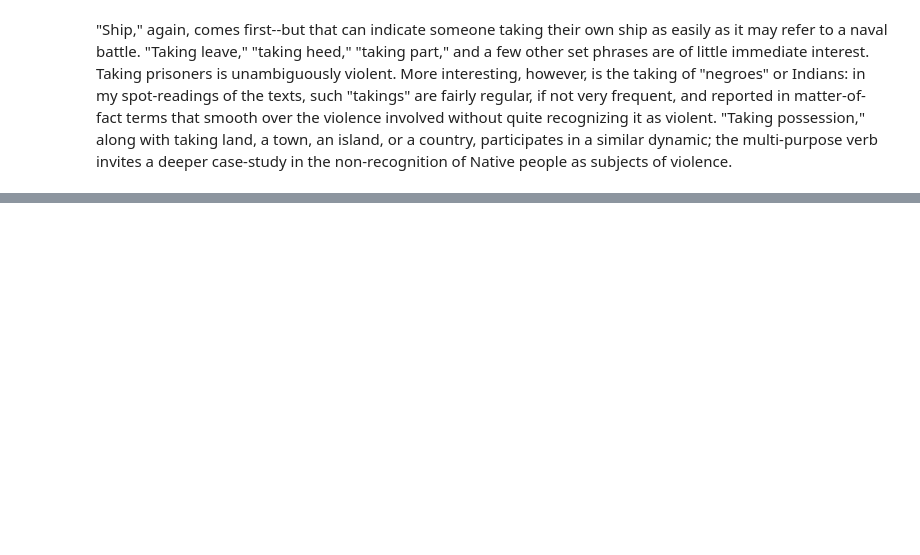
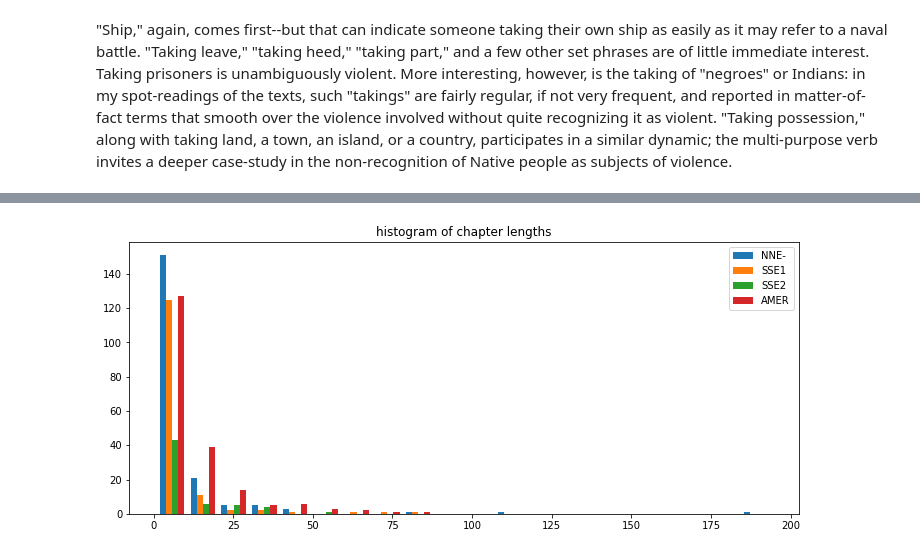
Before and after one commit to ant-lahaie/Hakluyt, a Jupyter notebook: HK_arg.ipynb, the cells around one changed output, grey strips where cells are left out. Saved outputs shown, nothing was run; the diff lists cells and outputs as text; code cells hidden in the pictures; blank space fills up the shorter version.

```diff
--- a/HK_arg.ipynb
+++ b/HK_arg.ipynb
@@ -1352,0 +1373,10 @@ If the context-oriented word clouds above only show how often a given word appea
+# %%
+storech={}
+for geog in geogs:
+    storech[geog] = [HK_page_length(fileid) for fileid in hakluyt_cat_geog.fileids(categories = geog)]
+plt.hist([storech[geog] for geog in geogs], bins=20, label = geogs)
+plt.legend()
+plt.title('histogram of chapter lengths')
+plt.show()
+# %% [output]
+[figure, added]
```
Also changed, not shown: parts of 11 cells of this notebook, 8 other files.
